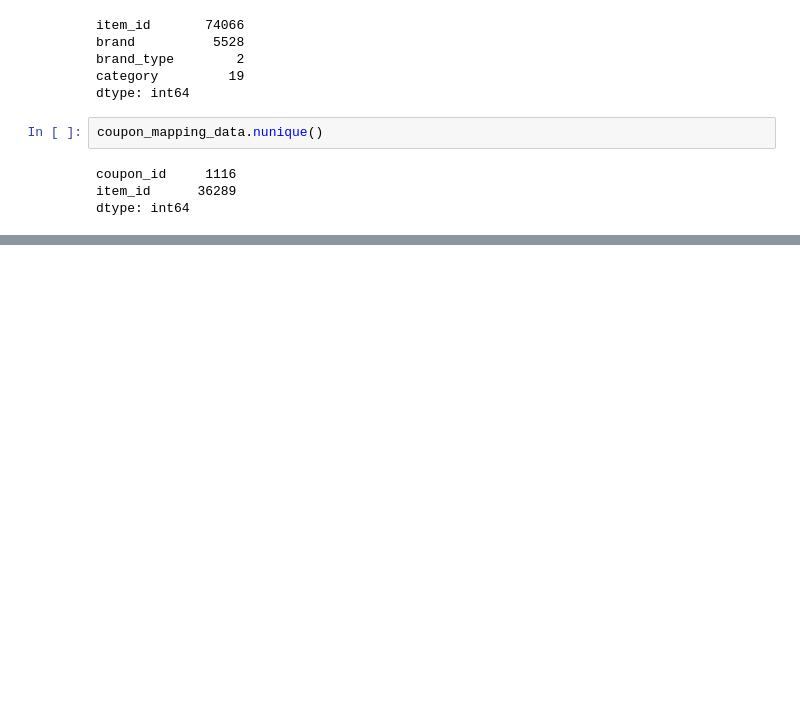
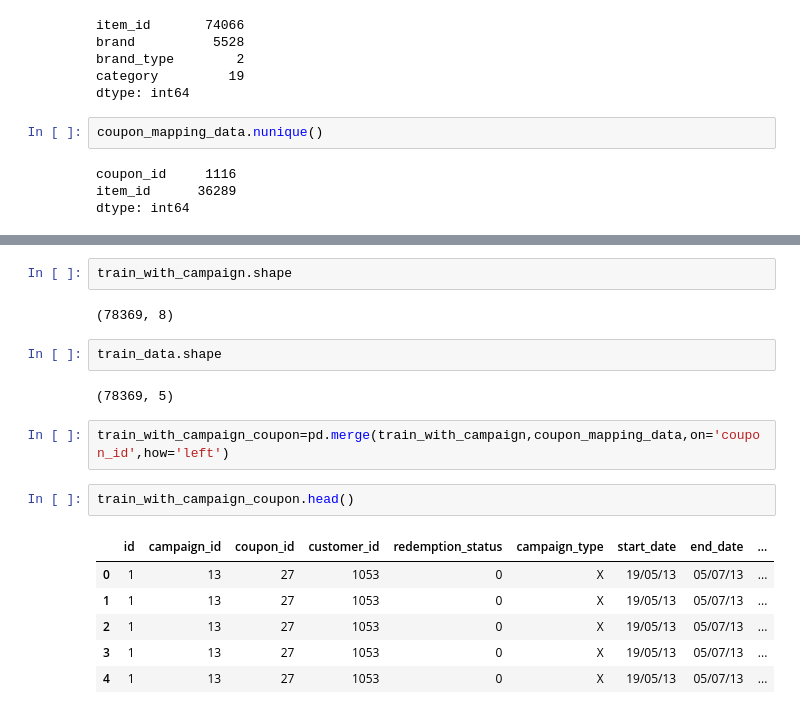
Before and after one commit to AgarwalGeeks/AmExpert, a Jupyter notebook: AmExpert.ipynb, the cells around one changed output, grey strips where cells are left out. Saved outputs shown, nothing was run; the diff lists cells and outputs as text; blank space fills up the shorter version.

```diff
--- a/AmExpert.ipynb
+++ b/AmExpert.ipynb
@@ -856,0 +894,19 @@ dtype: int64
+# %%
+train_with_campaign.shape
+# %% [output]
+(78369, 8)
+# %%
+train_data.shape
+# %% [output]
+(78369, 5)
+# %%
+train_with_campaign_coupon=pd.merge(train_with_campaign,coupon_mapping_data,on='coupon_id',how='left')
+# %%
+train_with_campaign_coupon.head()
+# %% [output]
+|  | id | campaign_id | coupon_id | customer_id | redemption_status | campaign_type | start_date | end_date | ... |
+| 0 | 1 | 13 | 27 | 1053 | 0 | X | 19/05/13 | 05/07/13 | ... |
+| 1 | 1 | 13 | 27 | 1053 | 0 | X | 19/05/13 | 05/07/13 | ... |
+| 2 | 1 | 13 | 27 | 1053 | 0 | X | 19/05/13 | 05/07/13 | ... |
+| 3 | 1 | 13 | 27 | 1053 | 0 | X | 19/05/13 | 05/07/13 | ... |
+| 4 | 1 | 13 | 27 | 1053 | 0 | X | 19/05/13 | 05/07/13 | ... |
```
Also changed, not shown: parts of 11 cells of this notebook.
